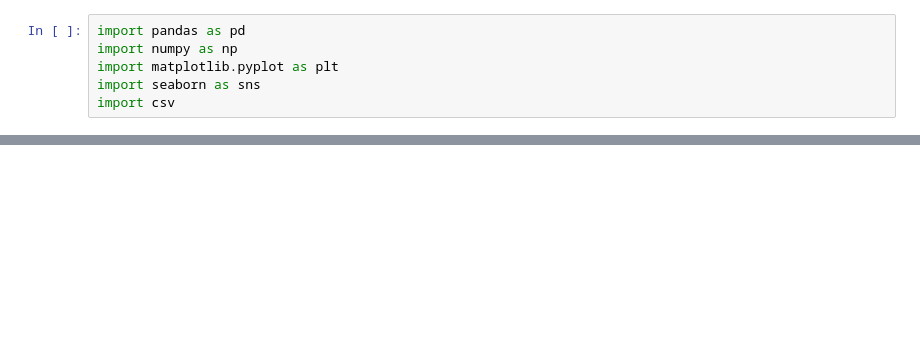
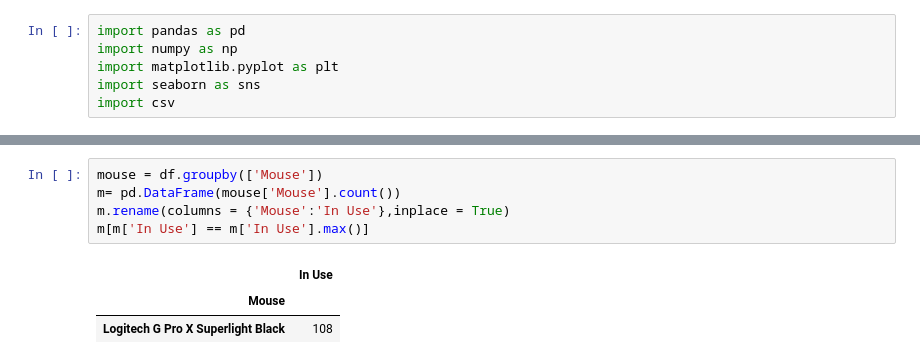
Before and after one commit to jacneeley/CompetitiveFPSData, a Jupyter notebook: Q3.ipynb, the cells around one changed output, grey strips where cells are left out. Saved outputs shown, nothing was run; the diff lists cells and outputs as text; blank space fills up the shorter version.

```diff
--- a/Q3.ipynb
+++ b/Q3.ipynb
@@ -23,0 +57,9 @@ df
+# %%
+mouse = df.groupby(['Mouse'])
+m= pd.DataFrame(mouse['Mouse'].count())
+m.rename(columns = {'Mouse':'In Use'},inplace = True)
+m[m['In Use'] == m['In Use'].max()]
+# %% [output]
+|  | In Use |
+| Mouse |  |
+| Logitech G Pro X Superlight Black | 108 |
```
Also changed, not shown: parts of 4 cells of this notebook, 1 other file.
